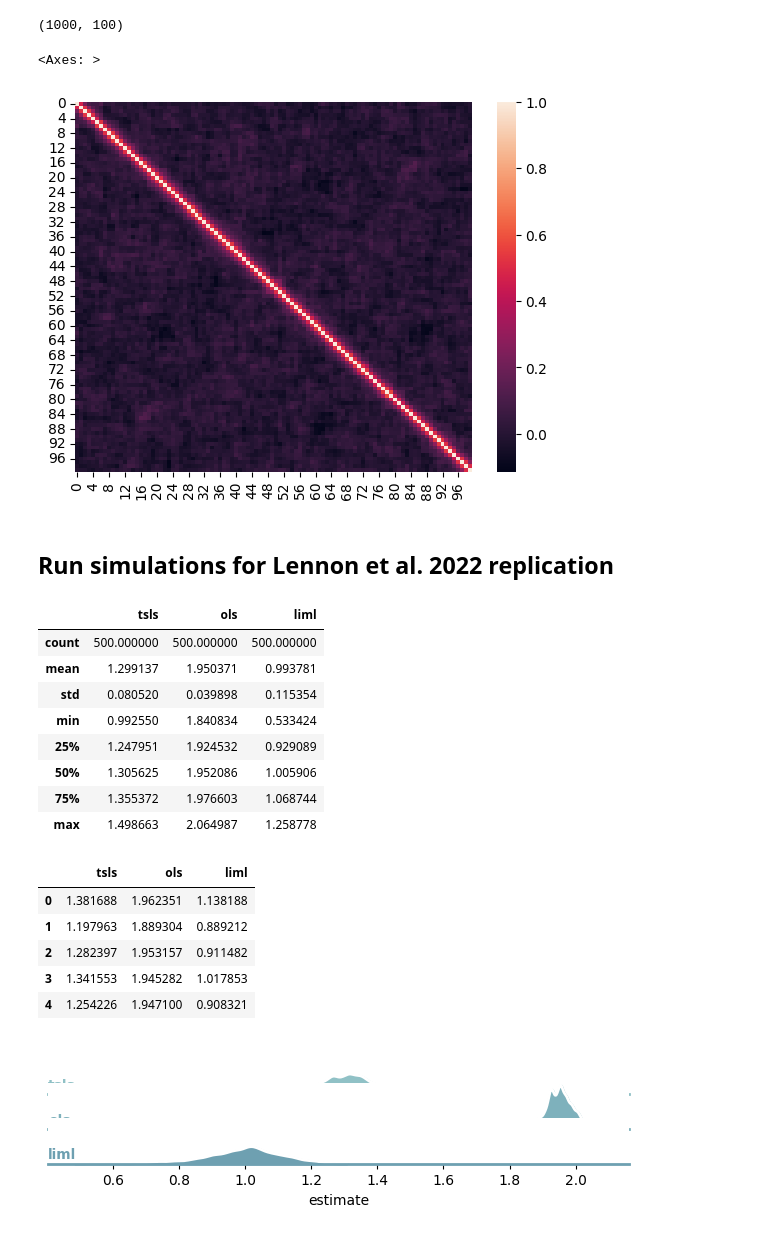
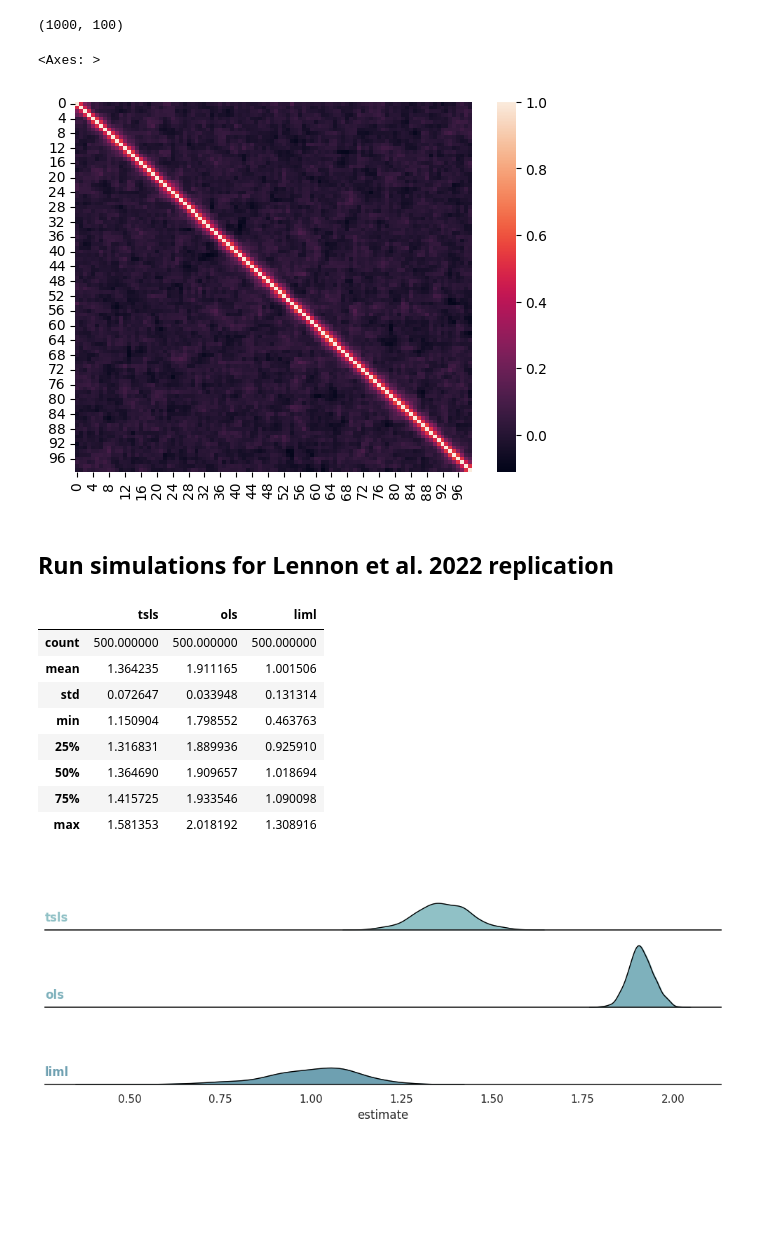
Before and after one commit to tliutony/learning-ivs, a Jupyter notebook: notebooks/01-tl-estimator_benchmarks.ipynb, the cells around one changed output. Drawn from its saved outputs; the diff is of its cells as text; code cells hidden in the pictures; blank space fills up the shorter version.

```diff
--- a/notebooks/01-tl-estimator_benchmarks.ipynb
+++ b/notebooks/01-tl-estimator_benchmarks.ipynb
@@ -93,20 +93,20 @@ class IVGenerator(nn.Module):
         self.instrument_sampler = MultivariateNormal(torch.zeros(self.n_instruments), self.instrument_covariance)
 
         # currently follows the Beta pattern of Lennon et al. 2022, corresponds to their pi
-        self.instrument_coefficients = torch.pow(torch.ones(self.n_instruments) * 0.7,
+        self.instrument_coefficients = torch.pow(torch.ones(self.n_instruments) * 0.5,
                                          torch.arange(0, self.n_instruments))
 
         # shuffle coefficients
         self.instrument_coefficients = self.instrument_coefficients[torch.randperm(self.n_instruments)]
         # determine C coefficient
-        C = torch.sqrt(instrument_strength / (torch.t(self.instrument_coefficients) @ self.instrument_covariance @ self.instrument_coefficients))
-
-        # TODO debug this, should be 1
-        self.sigma_v = torch.abs(C*torch.t(self.instrument_coefficients) @ self.instrument_covariance @ self.instrument_coefficients)
-        self.sigma_v = torch.sqrt(self.sigma_v)
+        A = torch.t(self.instrument_coefficients) @ self.instrument_covariance @ self.instrument_coefficients
+        C = torch.sqrt(instrument_strength / (instrument_strength*A + A))
+        print(f"C: {C}")
+        self.instrument_coefficients = C * self.instrument_coefficients
+        self.sigma_v = torch.sqrt(1 - (torch.t(self.instrument_coefficients) @ self.instrument_covariance @ self.instrument_coefficients))
+        print(self.sigma_v)
         self.sigma_y = 1
 
-        self.instrument_coefficients = C * self.instrument_coefficients
 
 
         # TODO need to ensure that confounder covariance is positive definite
@@ -197,7 +205,7 @@ data[:, :-2].shape
 sns.heatmap(np.corrcoef(data[:, 2:].T))
 # %% [output]
 <Axes: >
-[figure, old version]
+[figure, new version]
 # %% [markdown]
 ## Run simulations for Lennon et al. 2022 replication
 # %%
@@ -248,22 +256,13 @@ result_df.describe()
 # %% [output]
 |  | tsls | ols | liml |
 | count | 500.000000 | 500.000000 | 500.000000 |
-| mean | 1.299137 | 1.950371 | 0.993781 |
-| std | 0.080520 | 0.039898 | 0.115354 |
-| min | 0.992550 | 1.840834 | 0.533424 |
-| 25% | 1.247951 | 1.924532 | 0.929089 |
-| 50% | 1.305625 | 1.952086 | 1.005906 |
-| 75% | 1.355372 | 1.976603 | 1.068744 |
-| max | 1.498663 | 2.064987 | 1.258778 |
+| mean | 1.364235 | 1.911165 | 1.001506 |
+| std | 0.072647 | 0.033948 | 0.131314 |
+| min | 1.150904 | 1.798552 | 0.463763 |
+| 25% | 1.316831 | 1.889936 | 0.925910 |
+| 50% | 1.364690 | 1.909657 | 1.018694 |
+| 75% | 1.415725 | 1.933546 | 1.090098 |
+| max | 1.581353 | 2.018192 | 1.308916 |
-# %%
-result_df.head()
-# %% [output]
-|  | tsls | ols | liml |
-| 0 | 1.381688 | 1.962351 | 1.138188 |
-| 1 | 1.197963 | 1.889304 | 0.889212 |
-| 2 | 1.282397 | 1.953157 | 0.911482 |
-| 3 | 1.341553 | 1.945282 | 1.017853 |
-| 4 | 1.254226 | 1.947100 | 0.908321 |
 # %%
 # ridge plots require dataframes in long format
 result_df_long = result_df.melt(var_name='method', value_name='estimate')
@@ -272,8 +271,8 @@ result_df_long = result_df_long.sort_values('method', ascending=False)
 # %%
 # Initialize the FacetGrid object
 pal = sns.cubehelix_palette(10, rot=-.25, light=.7)
-kde_ridgeplot(result_df_long, 'method', 'estimate', pal, figsize=(4, 6))
+kde_ridgeplot(result_df_long, 'method', 'estimate', pal, figsize=(10, 4))
 #plt.axvline(x=1, ls='--', color='black')
 #plt.xlim(0, 2)
 # %% [output]
-[figure, old version]
+[figure, new version]
```
Also changed, not shown: parts of 2 cells of this notebook.
